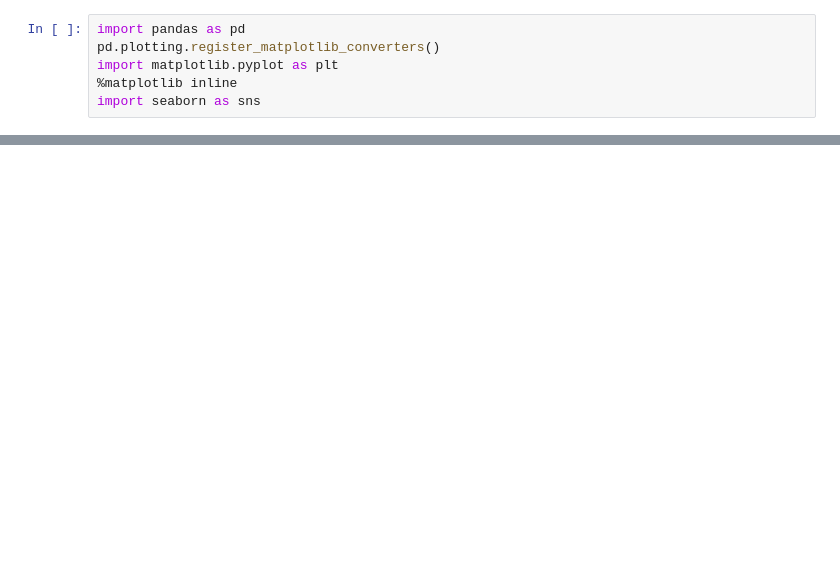
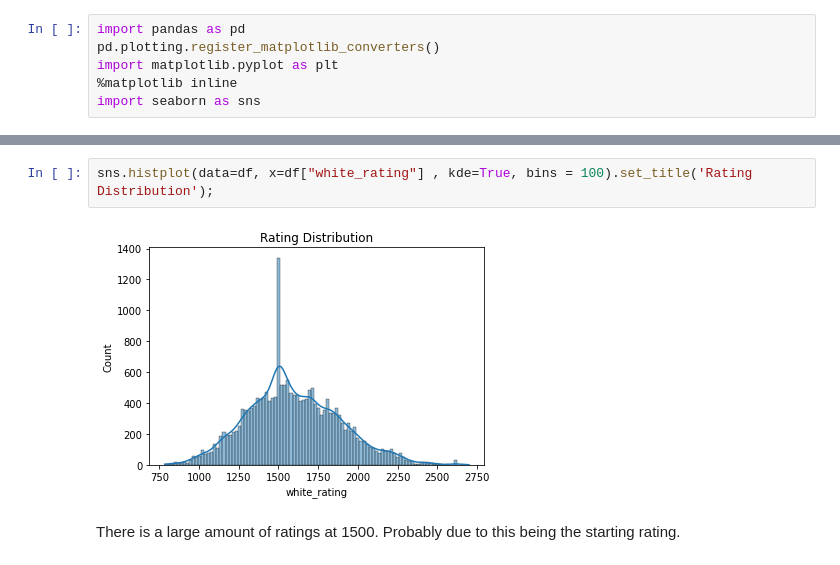
Before and after one commit to Cerre/Chess, a Jupyter notebook: src/chess_visualization.ipynb, the cells around one changed output, grey strips where cells are left out. Saved outputs shown, nothing was run; the diff lists cells and outputs as text; blank space fills up the shorter version.

```diff
--- a/src/chess_visualization.ipynb
+++ b/src/chess_visualization.ipynb
@@ -17,0 +73,6 @@ data.head()
+# %%
+sns.histplot(data=df, x=df["white_rating"] , kde=True, bins = 100).set_title('Rating Distribution');
+# %% [output]
+[figure, added]
+# %% [markdown]
+There is a large amount of ratings at 1500. Probably due to this being the starting rating.
```
Also changed, not shown: parts of 12 cells of this notebook.
